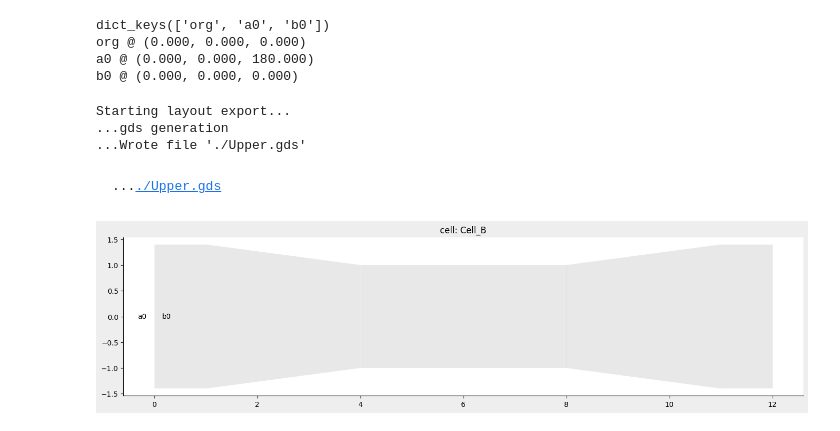
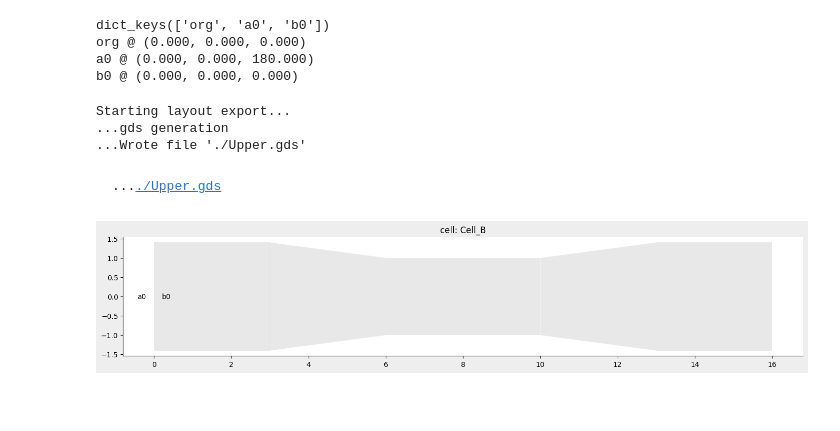
Before and after one commit to Harryxwh/SiNDispersionEngineering, a Jupyter notebook: Layouts/nazca_test.ipynb, the cells around one changed output. Cells and saved outputs as stored; diff of their text form; code cells hidden in the pictures; blank space fills up the shorter version.

```diff
--- a/Layouts/nazca_test.ipynb
+++ b/Layouts/nazca_test.ipynb
@@ -34,17 +34,17 @@ a0 @ (0.000, 0.000, 180.000)
 b0 @ (0.000, 0.000, 0.000)
 # %%
 with nd.Cell(name='Cell_B') as cellb:
-    nd.strt(length=1,width=2.8).put()
+    nd.strt(length=3,width=2.8).put()
     nd.taper(length=3, width1=2.8, width2=2.0).put()
     nd.strt(length=4,width=2).put()
     nd.taper(length=3, width1=2.0, width2=2.8).put()
-    nd.strt(length=1,width=2.8).put()
+    nd.strt(length=3,width=2.8).put()
 
 nd.export_gds(cellb,"Upper.gds")
 nd.export_plt(cellb)
 # %% [output]
 Starting layout export...
 ...gds generation
 ...Wrote file './Upper.gds'
 ..../Upper.gds
-[figure, old version]
+[figure, new version]
```
Also changed, not shown: 1 other file.
